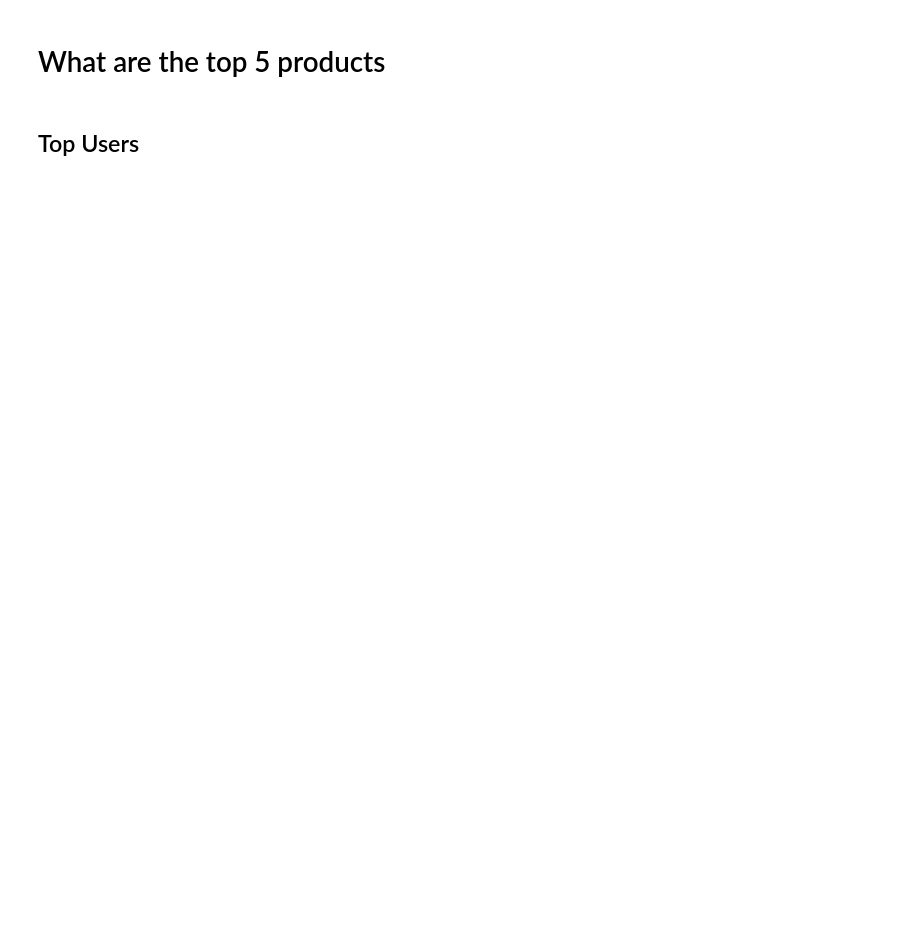
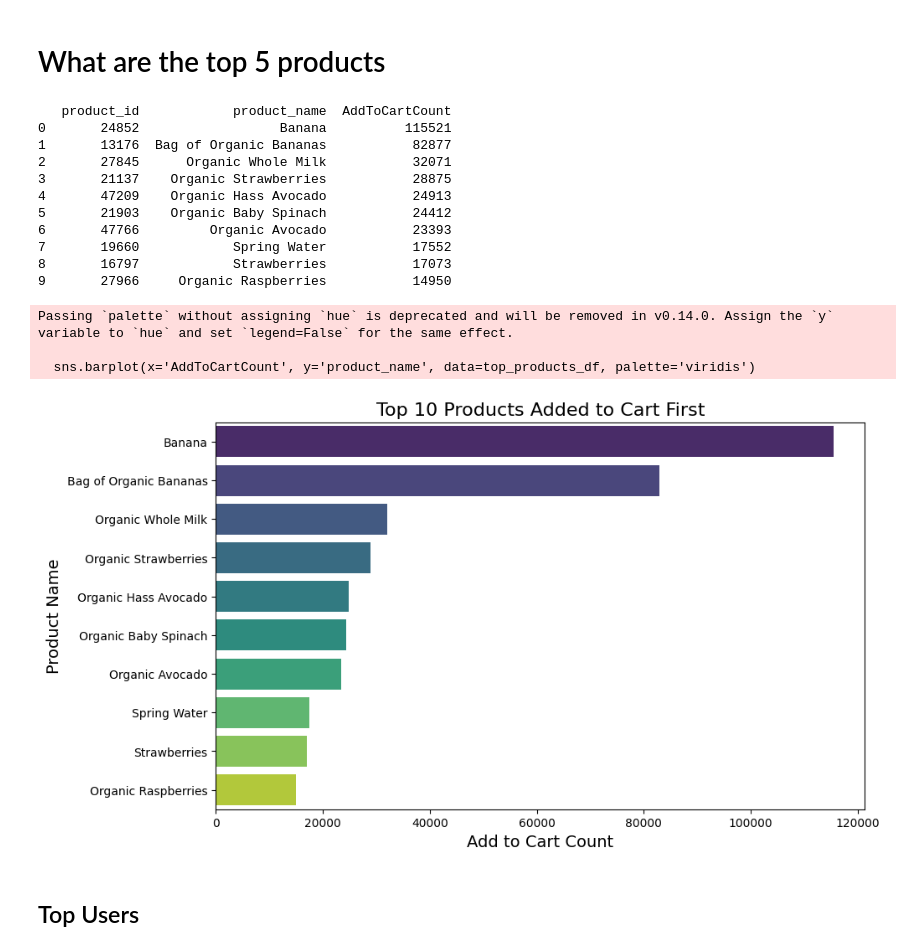
Before and after one commit to mirajkarsneha/instacart-market-basket-analysis, a Jupyter notebook: customer_next_order_analysis.ipynb, the cells around one changed output. Drawn from its saved outputs; the diff is of its cells as text; code cells hidden in the pictures; blank space fills up the shorter version.

```diff
--- a/customer_next_order_analysis.ipynb
+++ b/customer_next_order_analysis.ipynb
@@ -62,3 +15,77 @@ print(top_first_added[['product_id', 'product_name', 'AddToCartCount']])
+# %%
+from google.cloud import bigquery
+import pandas as pd
+
+# Define your project and dataset
+project_id = 'instacart-441209'
+DATABASE_URI = f'bigquery://{project_id}'
+
+# Create a function to fetch the top 5 products added to the cart first
+def get_top_products(project_id):
+    top_products_query = """
+    WITH CombinedOrderProducts AS (
+        SELECT product_id, add_to_cart_order
+        FROM `instacart-441209.instacart.order_products_prior`
+        UNION ALL
+        SELECT product_id, add_to_cart_order
+        FROM `instacart-441209.instacart.order_products_train`
+    )
+
+    SELECT cc.product_id,
+           pp.product_name,
+           COUNT(*) AS AddToCartCount
+    FROM CombinedOrderProducts cc
+    JOIN `instacart-441209.instacart.products` pp
+    ON pp.product_id = cc.product_id
+    WHERE cc.add_to_cart_order = 1
+    GROUP BY cc.product_id, pp.product_name
+    ORDER BY AddToCartCount DESC
+    LIMIT 10;
+    """
+
+    # Create BigQuery client
+    client = bigquery.Client(project=project_id)
+
+    # Execute the query
+    query_job = client.query(top_products_query)
+
+    # Convert the query result to a pandas DataFrame
+    top_products_df = query_job.to_dataframe()
+
+    # Return the DataFrame
+    return top_products_df
+
+# Call the function and print the result
+top_products_df = get_top_products(project_id)
+print(top_products_df)
+
+# Plotting the results using seaborn
+plt.figure(figsize=(10, 6))
+sns.barplot(x='AddToCartCount', y='product_name', data=top_products_df, palette='viridis')
+
+# Adding titles and labels
+plt.title('Top 10 Products Added to Cart First', fontsize=16)
+plt.xlabel('Add to Cart Count', fontsize=14)
+plt.ylabel('Product Name', fontsize=14)
+
+# Show the plot
+plt.show()
+# %% [output]
+   product_id            product_name  AddToCartCount
+0       24852                  Banana          115521
+1       13176  Bag of Organic Bananas           82877
+2       27845      Organic Whole Milk           32071
+3       21137    Organic Strawberries           28875
+4       47209    Organic Hass Avocado           24913
+5       21903    Organic Baby Spinach           24412
+6       47766         Organic Avocado           23393
+7       19660            Spring Water           17552
+8       16797            Strawberries           17073
+9       27966     Organic Raspberries           14950
+Passing `palette` without assigning `hue` is deprecated and will be removed in v0.14.0. Assign the `y` variable to `hue` and set `legend=False` for the same effect.
+
+  sns.barplot(x='AddToCartCount', y='product_name', data=top_products_df, palette='viridis')
+[figure, added]
 # %% [markdown]
 ## Top Users
 # %%
```
Also changed, not shown: parts of 11 cells of this notebook, 2 other files.
